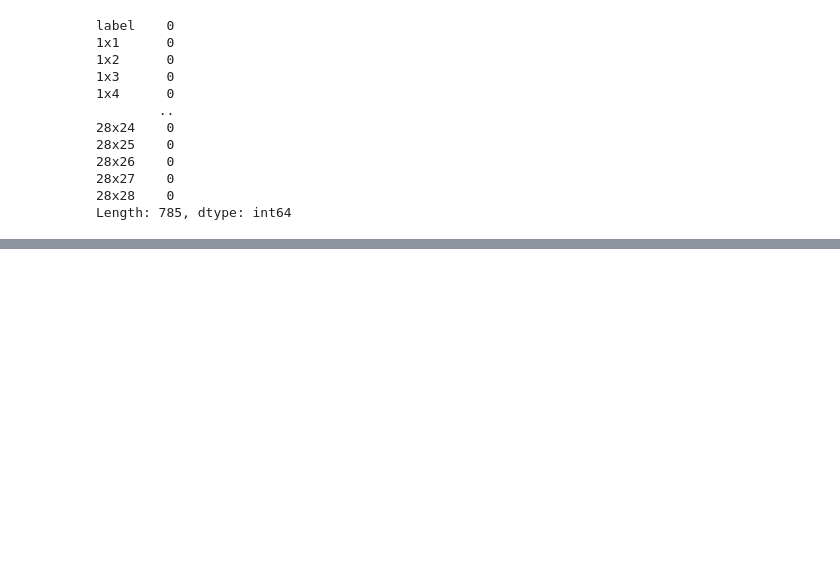
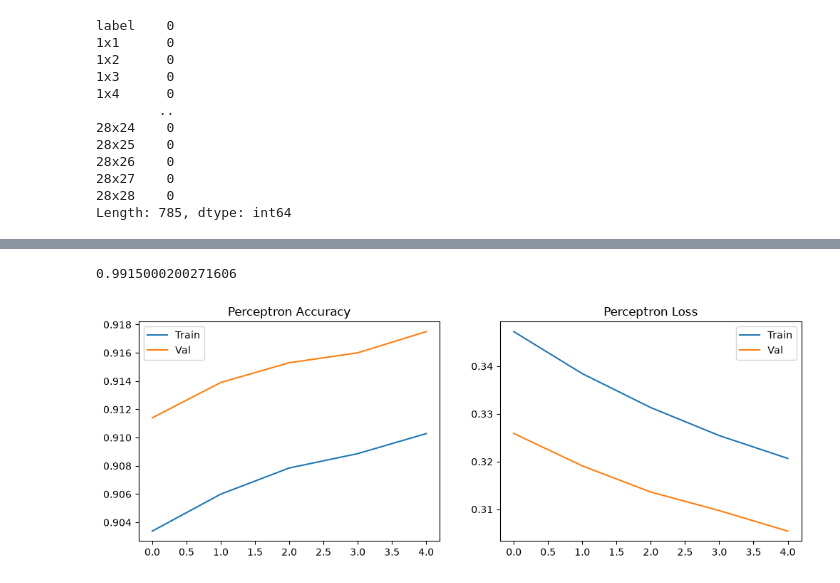
Before and after one commit to mdsohailalam0805-collab/Deep-Learning-Journey, a Jupyter notebook: CNN/code_implementation.ipynb, the cells around one changed output, grey strips where cells are left out. Drawn from its saved outputs; the diff is of its cells as text; code cells hidden in the pictures; blank space fills up the shorter version.

```diff
--- a/CNN/code_implementation.ipynb
+++ b/CNN/code_implementation.ipynb
@@ -71,0 +87,7 @@ Length: 785, dtype: int64
+# %%
+perceptron = Sequential([
+    Flatten(input_shape=(28,28)),
+    Dense(10, activation="softmax")
+])
+# %%
+perceptron.compile(optimizer="sgd", loss="categorical_crossentropy", metrics=["accuracy"])
@@ -71,0 +106,2 @@ Length: 785, dtype: int64
+# %%
+history_percp = perceptron.fit(X_train_img, y_train_cat, epochs=5, batch_size=32, validation_data=(X_test_img, y_test_cat), verbose=1)
@@ -71,0 +180,24 @@ Length: 785, dtype: int64
+# %%
+acc_cnn = cnn.evaluate(X_test_cnn, y_test_cat, verbose=0)[1]
+acc_cnn
+# %% [output]
+0.9915000200271606
+# %%
+def plot_training(history, title):
+    plt.figure(figsize=(12,4))
+    plt.subplot(1,2,1)
+    plt.plot(history.history['accuracy'], label="Train")
+    plt.plot(history.history['val_accuracy'], label="Val")
+    plt.title(f"{title} Accuracy")
+    plt.legend()
+
+    plt.subplot(1,2,2)
+    plt.plot(history.history['loss'], label="Train")
+    plt.plot(history.history['val_loss'], label="Val")
+    plt.title(f"{title} Loss")
+    plt.legend()
+    plt.show()
+# %%
+plot_training(history_percp, "Perceptron")
+# %% [output]
+[figure, added]
```
Also changed, not shown: parts of 21 cells of this notebook.
